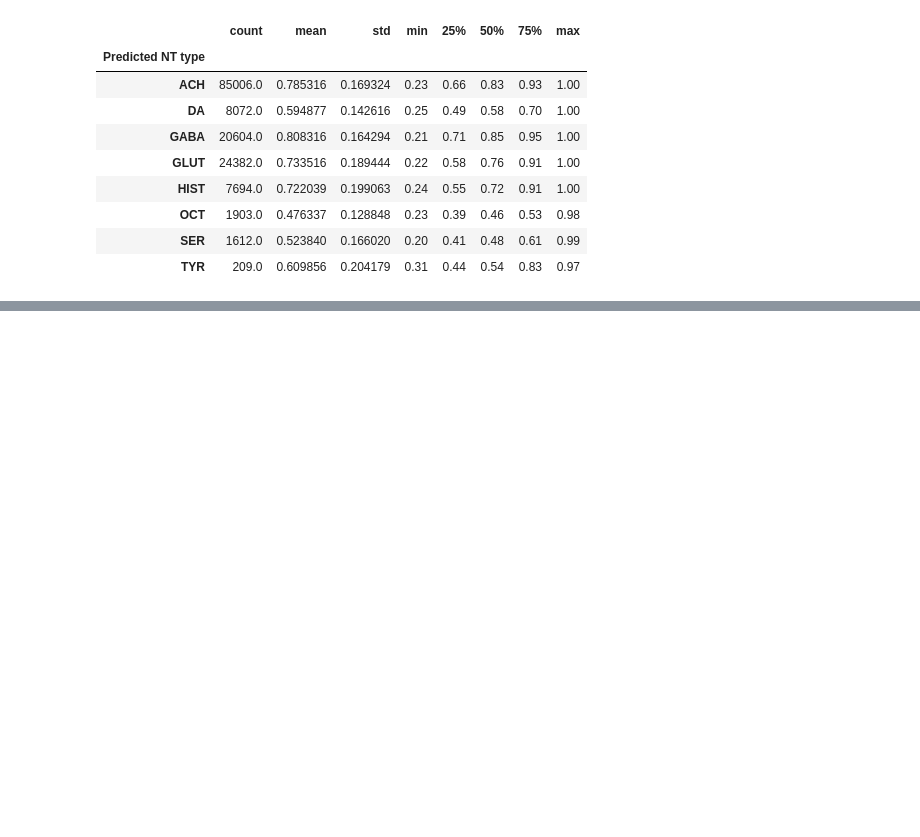
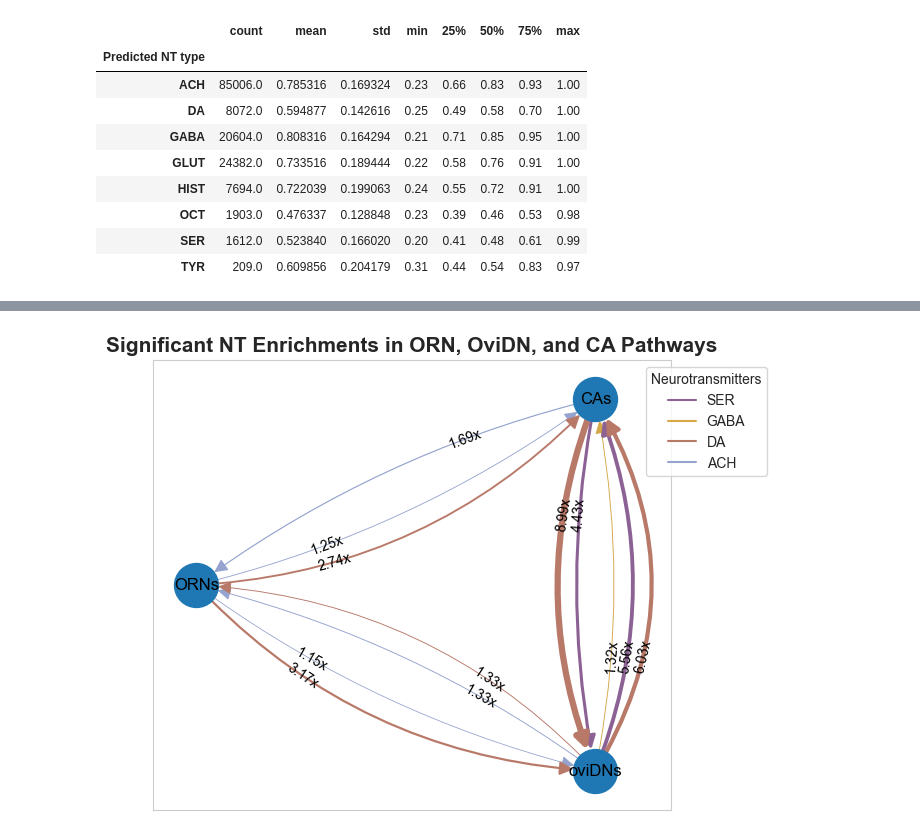
Before and after one commit to ayush-shrivastava003/connectomics-tests, a Jupyter notebook: banc/test.ipynb, the cells around one changed output, grey strips where cells are left out. Drawn from its saved outputs; the diff is of its cells as text; code cells hidden in the pictures; blank space fills up the shorter version.

Commit message:
visualize enrichment analysis

```diff
--- a/banc/test.ipynb
+++ b/banc/test.ipynb
@@ -124,10 +124,10 @@ ORNs = given_neurons[given_neurons['group'] == 'ORN']['root_id'].tolist()
 
 # Define the combinations of source and target groups
 combinations = [
-    (ORNs, oviDNs, 'ORN_to_OviDN'),
-    (oviDNs, ORNs, 'OviDN_to_ORN'),
-    (oviDNs, CAs, 'OviDN_to_CA'),
-    (CAs, oviDNs, 'CA_to_OviDN'),
+    (ORNs, oviDNs, 'ORN_to_oviDN'),
+    (oviDNs, ORNs, 'oviDN_to_ORN'),
+    (oviDNs, CAs, 'oviDN_to_CA'),
+    (CAs, oviDNs, 'CA_to_oviDN'),
     (ORNs, CAs, 'ORN_to_CA'),
     (CAs, ORNs, 'CA_to_ORN')
 ]
@@ -347,2 +385,77 @@ neurons.groupby('Predicted NT type')['Predicted NT confidence'].describe()
+# %%
+import itertools as it
+import networkx as nx
+import matplotlib.pyplot as plt
+from matplotlib.lines import Line2D
+
+def draw(G, attr_name, ax=None):
+    connection_style = [f"arc3,rad={r}" for r in it.accumulate([0.1] * G.number_of_edges())]
+    pos = nx.shell_layout(G)
+    nx.draw_networkx_nodes(G, pos, ax=ax, node_size=1000)
+    nx.draw_networkx_labels(G, pos, ax=ax, font_size=12)
+
+    edge_colors = [attrs['color'] for *_, attrs in G.edges(data=True, keys=True)]
+    widths = [attrs['width'] for *_, attrs in G.edges(data=True, keys=True)]
+
+    nx.draw_networkx_edges(
+        G, pos, edge_color=edge_colors, connectionstyle=connection_style, ax=ax, node_size=1000, arrowsize=20, width=widths
+    )
+
+    labels = {
+        tuple(edge): attrs[attr_name] for *edge, attrs in G.edges(data=True, keys=True)
+    }
+
+    nx.draw_networkx_edge_labels(
+        G,
+        pos,
+        labels,
+        connectionstyle=connection_style,
+        label_pos=0.3,
+        font_color="black",
+        bbox={"alpha": 0},
+        ax=ax,
+    )
+
+fig = plt.figure()
+G = nx.MultiDiGraph()
+nodes = ["ORNs", "oviDNs", "CAs"]
+G.add_nodes_from(nodes)
+
+mapping = {
+    "ORN_to_oviDN": ("ORNs", "oviDNs"),
+    "oviDN_to_ORN": ("oviDNs", "ORNs"),
+    "oviDN_to_CA": ("oviDNs", "CAs"),
+    "CA_to_oviDN": ("CAs", "oviDNs"),
+    "CA_to_ORN": ("CAs", "ORNs"),
+    "ORN_to_CA": ("ORNs", "CAs")
+}
+
+for _, row in df_significant.iterrows():
+    circuit = row['Circuit']
+    nt_type = row['NT']
+
+    circuit_conc = row['Concentration']
+    banc_conc = len(neurons[neurons['Predicted NT type'] == nt_type]) / len(neurons)
+    enrichment_fold = circuit_conc / banc_conc if banc_conc > 0 else 1
+
+    if circuit in mapping:
+        source, target = mapping[circuit]
+        G.add_edge(source, target, label=f"{enrichment_fold:.2f}x", color=colors[nt_type] if nt_type in colors else "gray", width=enrichment_fold / 2)
+
+draw(G, 'label')
+
+legend_elements = [Line2D([1], [0], color=color, label=nt_type)
+                    for nt_type, color in colors.items()
+                    if nt_type in df_significant['NT'].unique()]
+
+ax = plt.gca()
+ax.legend(handles=legend_elements, title="Neurotransmitters", loc='upper right', bbox_to_anchor=(1.2, 1))
+
+fig.tight_layout()
+plt.grid(False)
+plt.title("Significant NT Enrichments in ORN, OviDN, and CA Pathways", fontsize=15, weight='bold')
+plt.show()
+# %% [output]
+[figure, added]
 # %% [markdown]
 ## Comparison of output
```
Also changed, not shown: parts of 11 cells of this notebook, 4 other files.
